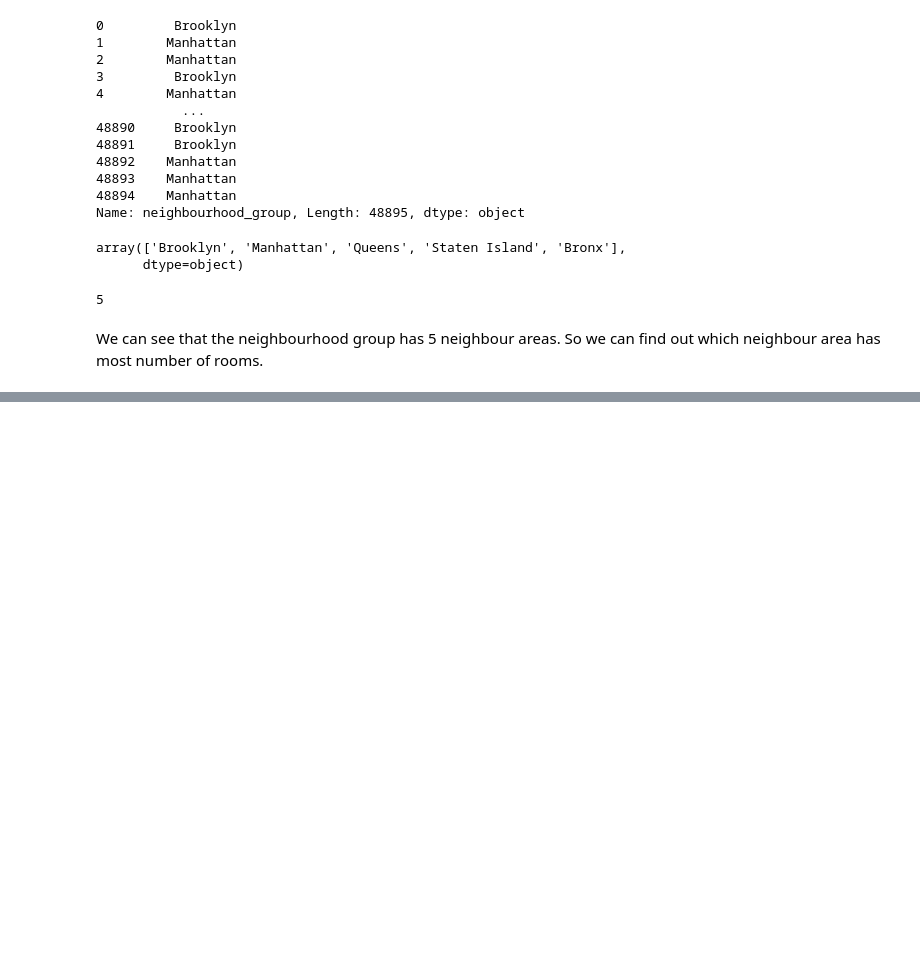
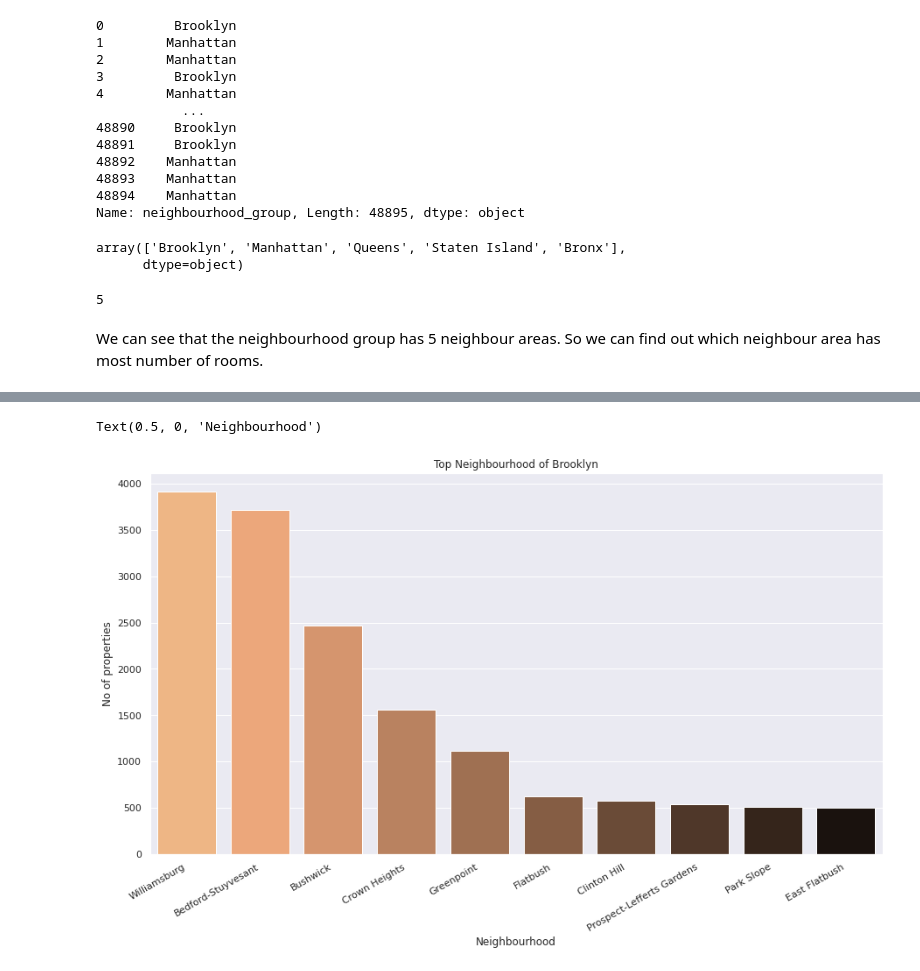
Before and after one commit to Anku0210/AirBnB-booking-Analysis, a Jupyter notebook: Project_on_Airbnb_Bookings_Analysis_Capstone_Project.ipynb, the cells around one changed output, grey strips where cells are left out. Saved outputs shown, nothing was run; the diff lists cells and outputs as text; code cells hidden in the pictures; blank space fills up the shorter version.

```diff
--- a/Project_on_Airbnb_Bookings_Analysis_Capstone_Project.ipynb
+++ b/Project_on_Airbnb_Bookings_Analysis_Capstone_Project.ipynb
@@ -235,0 +296,7 @@ We can see that the neighbourhood group has 5 neighbour areas. So we can find ou
+# %%
+# now we have to store similar neighbourhood in their respective neighbour group in different dataframes
+brooklyn_group_df=df.loc[df['neighbourhood_group']== 'Brooklyn']
+manhattan_group_df=df.loc[df['neighbourhood_group']== 'Manhattan']
+Queens_group_df=df.loc[df['neighbourhood_group']== 'Queens']
+Staten_Island_group_df=df.loc[df['neighbourhood_group']== 'Staten Island']
+Bronx_group_df=df.loc[df['neighbourhood_group']== 'Bronx']
@@ -235,0 +319,9 @@ We can see that the neighbourhood group has 5 neighbour areas. So we can find ou
+# %%
+sns.countplot(x="neighbourhood", data=brooklyn_group_df, palette="copper_r",
+              order=brooklyn_group_df.neighbourhood.value_counts().iloc[:10].index).set_title("Top Neighbourhood of Brooklyn")
+plt.xticks(rotation=30,ha='right')
+plt.ylabel('No of properties')
+plt.xlabel('Neighbourhood')
+# %% [output]
+Text(0.5, 0, 'Neighbourhood')
+[figure, added]
```
Also changed, not shown: parts of 41 cells of this notebook.
